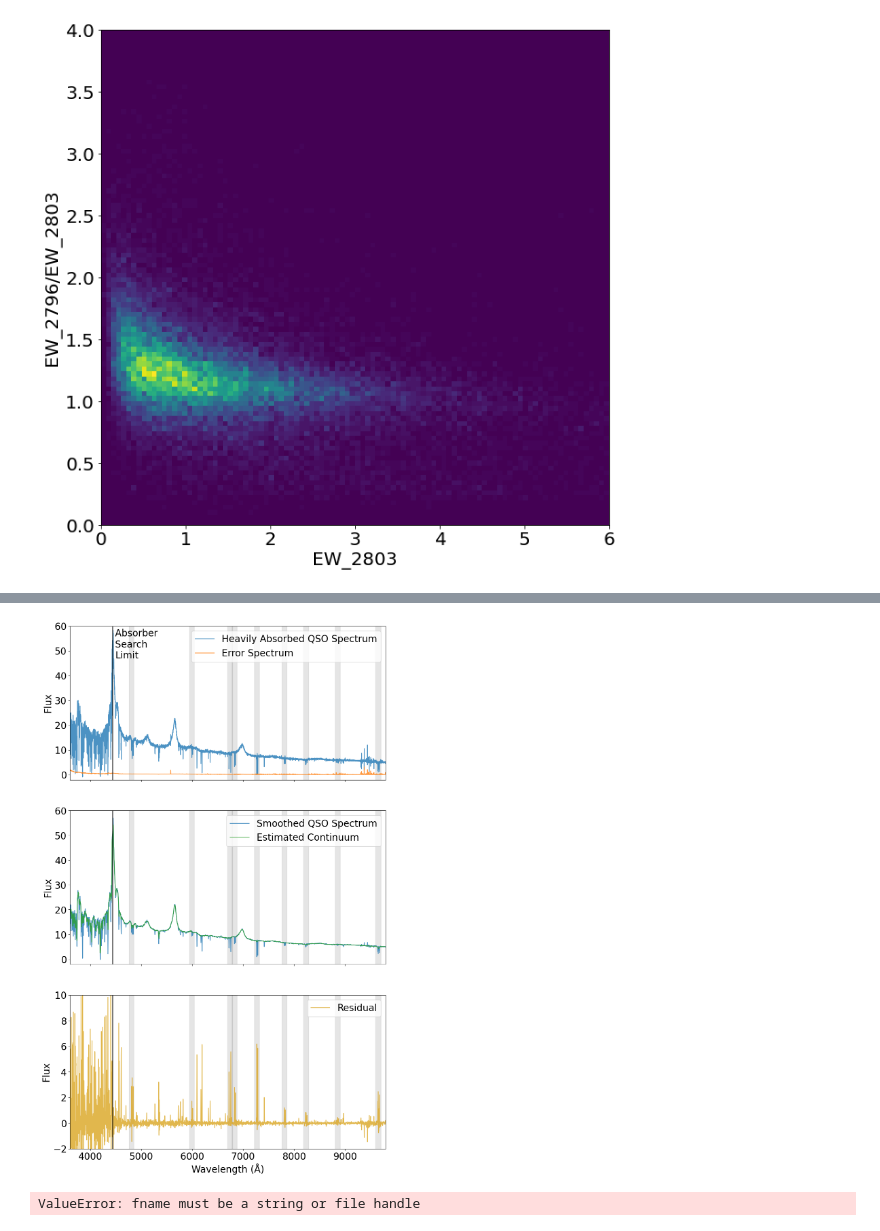
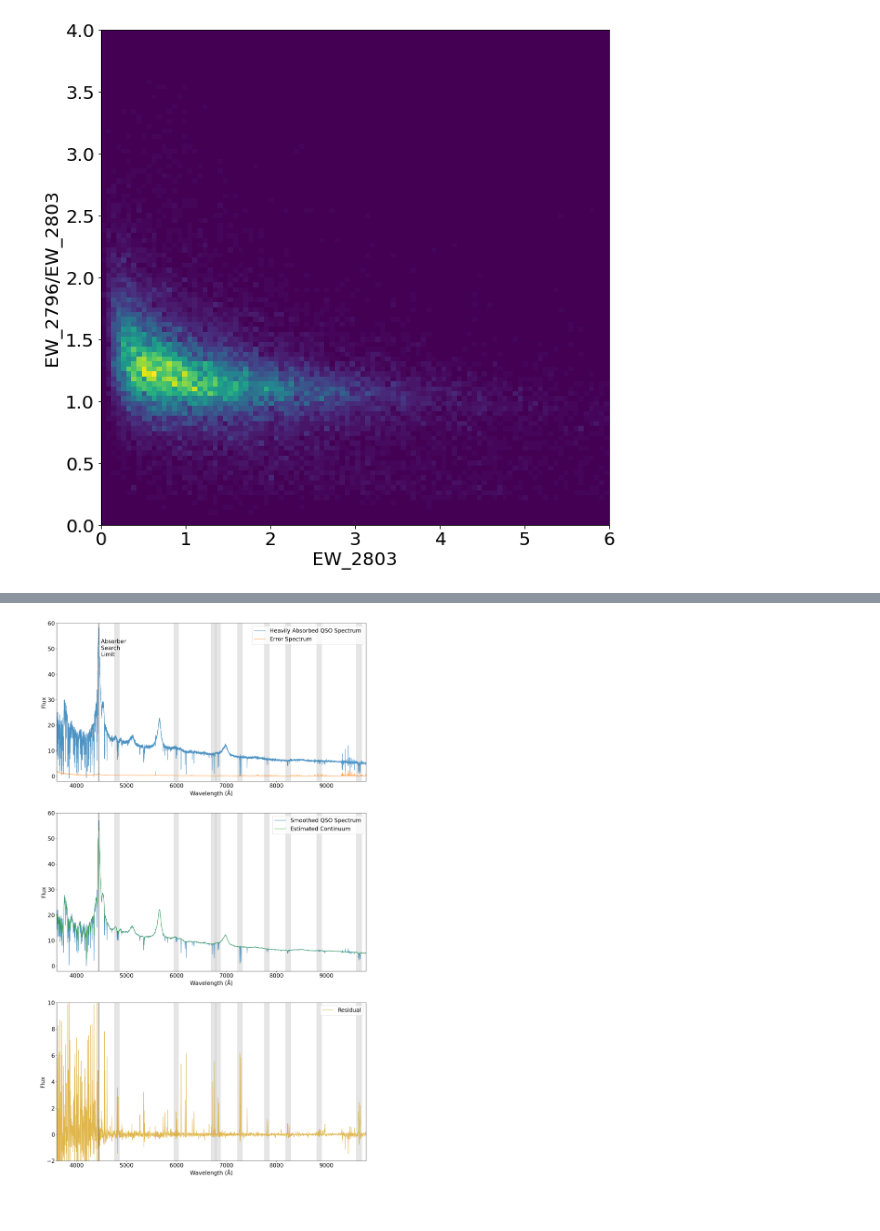
Before and after one commit to LNapolitano/QSO_AB, a Jupyter notebook: Eval_MgII_Cats.ipynb, the cells around one changed output, grey strips where cells are left out. Cells and saved outputs as stored; diff of their text form; code cells hidden in the pictures.

```diff
--- a/Eval_MgII_Cats.ipynb
+++ b/Eval_MgII_Cats.ipynb
@@ -433,7 +428,7 @@ f_scale = len(c_tight)
 #weight tight filter higher at low z and wide filter higher at high z
 cont_est = c_tight*(1-np.arange(f_scale )/f_scale) + c_wide*(np.arange(f_scale )/f_scale)
 
-f, (ax0, ax1, ax2) = plt.subplots(3,1,sharex=True,figsize=(12,20))
+f, (ax0, ax1, ax2) = plt.subplots(3,1,figsize=(20,35))
 
 ax0.plot(x_spc,y_flx,label = 'Heavily Absorbed QSO Spectrum',alpha=0.8)
 ax0.plot(x_spc,y_err,label = 'Error Spectrum',alpha=0.8)
@@ -444,6 +439,7 @@ for z in z_abs:
 
 ax0.set_xlim(3600,9800)
 ax0.set_ylim(-2,60)
+ax0.set_xlabel('Wavelength (Å)')
 ax0.set_ylabel('Flux')
 ax0.legend()
 
@@ -455,6 +451,7 @@ for z in z_abs:
 
 ax1.set_xlim(3600,9800)
 ax1.set_ylim(-2,60)
+ax1.set_xlabel('Wavelength (Å)')
 ax1.set_ylabel('Flux')
 ax1.legend()
 
@@ -478,2 +475 @@ INFO:spectra.py:291:read_spectra: iotime 1.565 sec to read coadd-sv3-dark-26278.
-[figure, old version]
+[figure, new version]
-ValueError: fname must be a string or file handle
```
Also changed, not shown: parts of 9 cells of this notebook, 3 other files.
